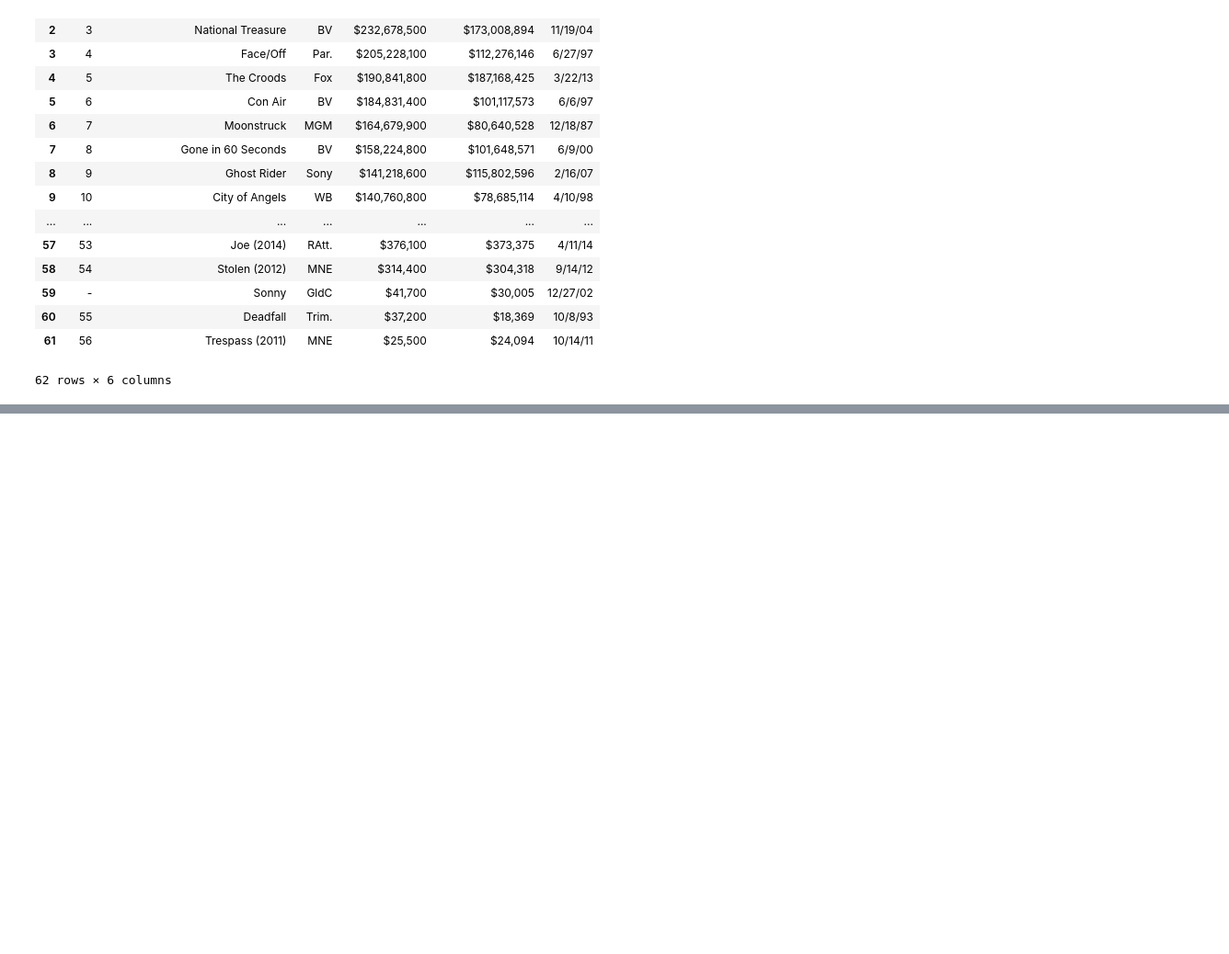
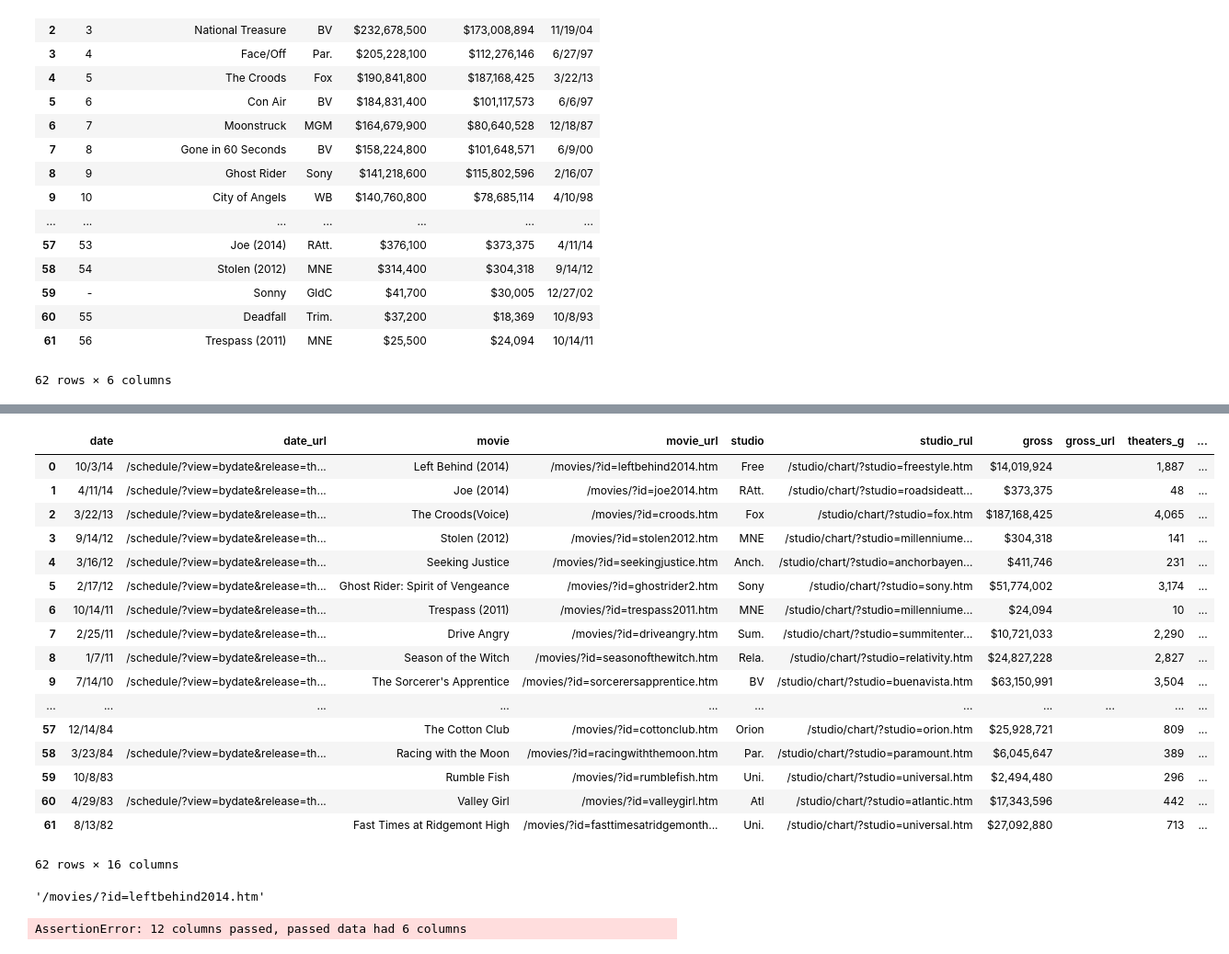
Before and after one commit to johnmwalters/Project_Luther, a Jupyter notebook: nc_webscrape.ipynb, the cells around one changed output, grey strips where cells are left out. Shown at 92% size. Saved outputs shown, nothing was run; the diff lists cells and outputs as text; code cells hidden in the pictures; blank space fills up the shorter version.

```diff
--- a/nc_webscrape.ipynb
+++ b/nc_webscrape.ipynb
@@ -12,8 +12,8 @@ response.status_code
 import dill as pickle
 import pandas
 # %%
-with open('nc_webpage.pkl', 'w') as picklefile:
-    pickle.dump(response, picklefile)
+#with open('nc_webpage.pkl', 'w') as picklefile:
+#    pickle.dump(response, picklefile)
 # %%
 with open("nc_webpage.pkl", 'r') as picklefile:
     response = pickle.load(picklefile)
@@ -305,0 +318,14 @@ nc_movies_adj
+# %%
+movie_table = [] #this is created as an empty list so we can append new items to the movie table
+for x in range(1, len(all_movie_html_block)):
+    movie_items = [] #this is cleared out as we reloop through the list to append new individual movie attributes
+    movie_html_block = all_movie_html_block[x] #individual blocks from all_movie_html_block
+    for i in range(len(movie_html_block.find_all('td'))):
+        movie_attribute = movie_html_block.find_all('td')[i].text
+        movie_items.append(movie_attribute)
+        try:
+            movie_html = movie_html_block.find_all('td')[i].a['href']
+        except:
+            movie_html = ""
+        movie_items.append(movie_html)
+    movie_table.append(movie_items)
@@ -305,0 +352,28 @@ nc_movies_adj
+# %%
+col = ['date', 'date_url', 'movie', 'movie_url', 'studio', 'studio_rul', 'gross', 'gross_url', 'theaters_g', 'theaters_g_url', 'opening', 'opening_url', 'theaters_o', 'theaters_o_url', 'rank', 'rank_url']
+nc_movies = pd.DataFrame(movie_table, columns = col)
+# %%
+nc_movies
+# %% [output]
+|  | date | date_url | movie | movie_url | studio | studio_rul | gross | gross_url | theaters_g | ... |
+| 0 | 10/3/14 | /schedule/?view=bydate&release=th... | Left Behind (2014) | /movies/?id=leftbehind2014.htm | Free | /studio/chart/?studio=freestyle.htm | $14,019,924 |  | 1,887 | ... |
+| 1 | 4/11/14 | /schedule/?view=bydate&release=th... | Joe (2014) | /movies/?id=joe2014.htm | RAtt. | /studio/chart/?studio=roadsideatt... | $373,375 |  | 48 | ... |
+| 2 | 3/22/13 | /schedule/?view=bydate&release=th... | The Croods(Voice) | /movies/?id=croods.htm | Fox | /studio/chart/?studio=fox.htm | $187,168,425 |  | 4,065 | ... |
+| 3 | 9/14/12 | /schedule/?view=bydate&release=th... | Stolen (2012) | /movies/?id=stolen2012.htm | MNE | /studio/chart/?studio=millenniume... | $304,318 |  | 141 | ... |
+| 4 | 3/16/12 | /schedule/?view=bydate&release=th... | Seeking Justice | /movies/?id=seekingjustice.htm | Anch. | /studio/chart/?studio=anchorbayen... | $411,746 |  | 231 | ... |
+| 5 | 2/17/12 | /schedule/?view=bydate&release=th... | Ghost Rider: Spirit of Vengeance | /movies/?id=ghostrider2.htm | Sony | /studio/chart/?studio=sony.htm | $51,774,002 |  | 3,174 | ... |
+| 6 | 10/14/11 | /schedule/?view=bydate&release=th... | Trespass (2011) | /movies/?id=trespass2011.htm | MNE | /studio/chart/?studio=millenniume... | $24,094 |  | 10 | ... |
+| 7 | 2/25/11 | /schedule/?view=bydate&release=th... | Drive Angry | /movies/?id=driveangry.htm | Sum. | /studio/chart/?studio=summitenter... | $10,721,033 |  | 2,290 | ... |
+| 8 | 1/7/11 | /schedule/?view=bydate&release=th... | Season of the Witch | /movies/?id=seasonofthewitch.htm | Rela. | /studio/chart/?studio=relativity.htm | $24,827,228 |  | 2,827 | ... |
+| 9 | 7/14/10 | /schedule/?view=bydate&release=th... | The Sorcerer's Apprentice | /movies/?id=sorcerersapprentice.htm | BV | /studio/chart/?studio=buenavista.htm | $63,150,991 |  | 3,504 | ... |
+| ... | ... | ... | ... | ... | ... | ... | ... | ... | ... | ... |
+| 57 | 12/14/84 |  | The Cotton Club | /movies/?id=cottonclub.htm | Orion | /studio/chart/?studio=orion.htm | $25,928,721 |  | 809 | ... |
+| 58 | 3/23/84 | /schedule/?view=bydate&release=th... | Racing with the Moon | /movies/?id=racingwiththemoon.htm | Par. | /studio/chart/?studio=paramount.htm | $6,045,647 |  | 389 | ... |
+| 59 | 10/8/83 |  | Rumble Fish | /movies/?id=rumblefish.htm | Uni. | /studio/chart/?studio=universal.htm | $2,494,480 |  | 296 | ... |
+| 60 | 4/29/83 | /schedule/?view=bydate&release=th... | Valley Girl | /movies/?id=valleygirl.htm | Atl | /studio/chart/?studio=atlantic.htm | $17,343,596 |  | 442 | ... |
+| 61 | 8/13/82 |  | Fast Times at Ridgemont High | /movies/?id=fasttimesatridgemonth... | Uni. | /studio/chart/?studio=universal.htm | $27,092,880 |  | 713 | ... |
+62 rows × 16 columns
+# %%
+all_movie_html_block[1].find_all('td')[1].a['href']
+# %% [output]
+'/movies/?id=leftbehind2014.htm'
@@ -305,0 +400,5 @@ nc_movies_adj
+# %%
+col = ['rank', 'rank_url', 'movie', 'movie_url', 'studio', 'studio_url','adjusted_gross', 'adjusted_gross_url', 'adjusted_opening', 'adjusted_opening_url', 'date', 'date_url']
+nc_movies_adj = pd.DataFrame(movie_table, columns = col)
+# %% [output]
+AssertionError: 12 columns passed, passed data had 6 columns
```
Also changed, not shown: parts of 11 cells of this notebook.
